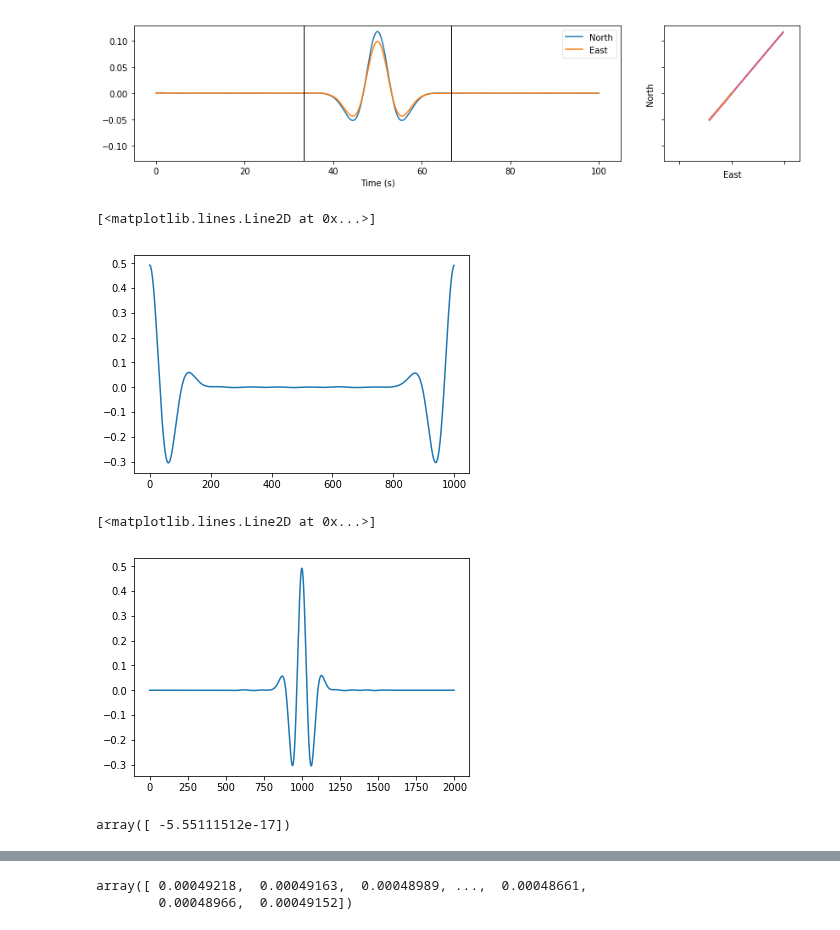
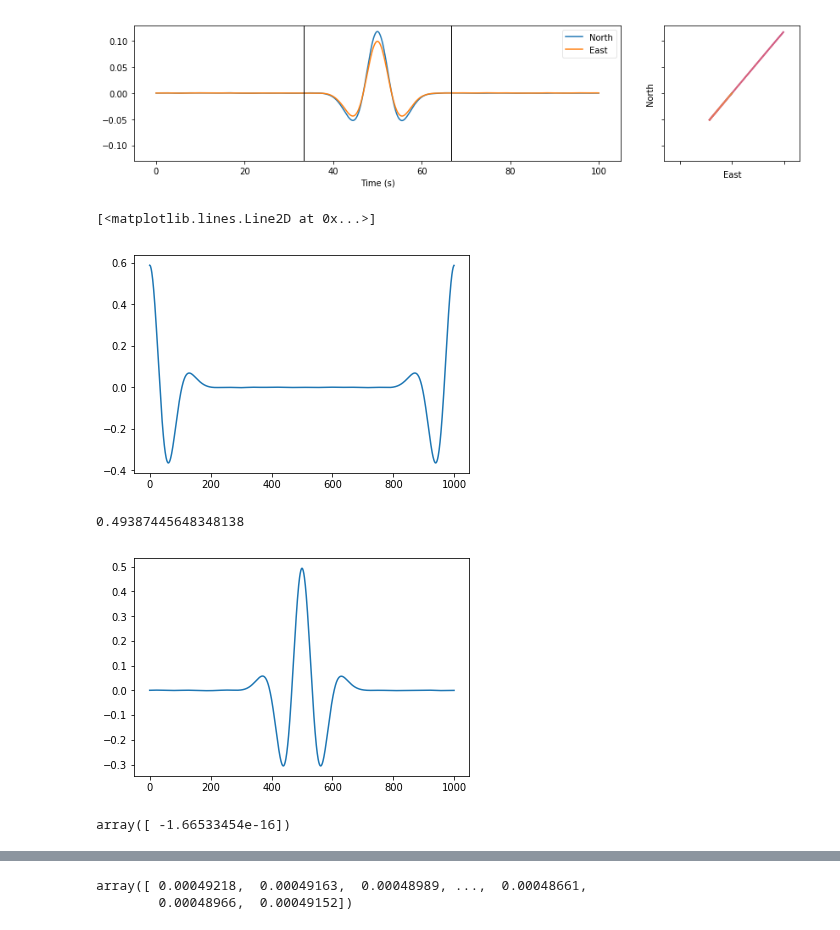
Before and after one commit to JackWalpole/splitwavepy, a Jupyter notebook: devel/Frequency_Splitting.ipynb, the cells around one changed output, grey strips where cells are left out. Saved outputs shown, nothing was run; the diff lists cells and outputs as text; code cells hidden in the pictures.

```diff
--- a/devel/Frequency_Splitting.ipynb
+++ b/devel/Frequency_Splitting.ipynb
@@ -251,18 +253,19 @@ iyy = np.fft.ifft(cyy)
 # %%
 # plt.plot(np.real(ixx))
 # plt.plot(np.real(iyy))
-plt.plot(ixy.real)
+plt.plot(ixx)
 # %% [output]
 [<matplotlib.lines.Line2D at 0x...>]
-[figure, old version]
+[figure, new version]
 # %%
-plt.plot(np.correlate(x,y,mode='full'))
+plt.plot(np.correlate(x,y,mode='same'))
+np.max(np.correlate(x,y,mode='same'))
 # %% [output]
-[<matplotlib.lines.Line2D at 0x...>]
+0.49387445648348138
-[figure, old version]
+[figure, new version]
 # %%
 # raw correlation coefficient difference between
 # fourier method V time domain method
-ixy.real[0] - np.correlate(x,y)
+ixy[0] - np.correlate(x,y)
 # %% [output]
-array([ -5.55111512e-17])
+array([ -1.66533454e-16])
```
Also changed, not shown: parts of 22 cells of this notebook, 1 other file.
